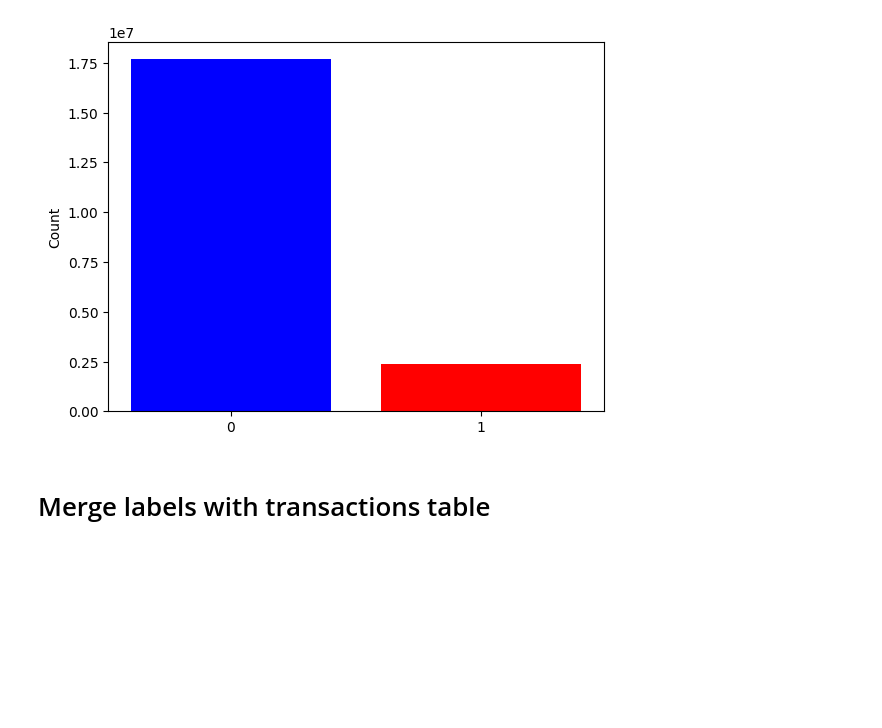
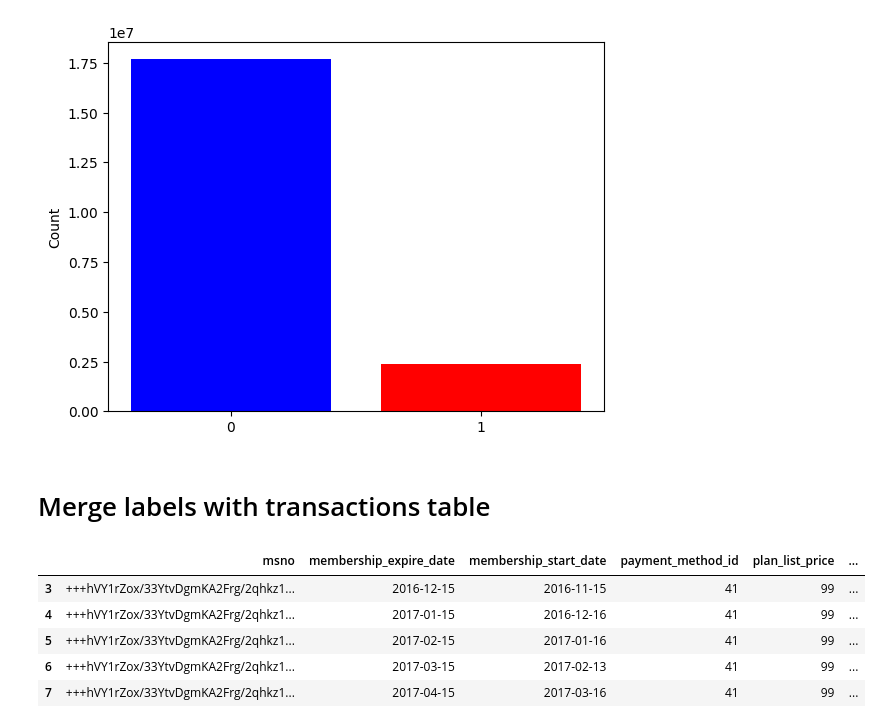
Before and after one commit to ivanckng/CS611_MLE_Group_Project, a Jupyter notebook: label_engineering_kevin.ipynb, the cells around one changed output. Saved outputs shown, nothing was run; the diff lists cells and outputs as text; code cells hidden in the pictures; blank space fills up the shorter version.

Commit message:
added final_df.head

```diff
--- a/label_engineering_kevin.ipynb
+++ b/label_engineering_kevin.ipynb
@@ -155,12 +155,12 @@ plt.show()
 # %% [output]
 [figure]
 # %%
-with open("/content/drive/MyDrive/labels.pkl", "wb") as f:
+with open("/content/drive/MyDrive/kkbox-churn/labels.pkl", "wb") as f:
     pickle.dump(labels, f)
 # %% [markdown]
 # Merge labels with transactions table
 # %%
-with open("/content/drive/MyDrive/labels.pkl", "rb") as f:
+with open("/content/drive/MyDrive/kkbox-churn/labels.pkl", "rb") as f:
     labels = pickle.load(f)
 # %%
 df_labeled = df_trans[(df_trans["payment_plan_days"].between(30, 31)) & (df_trans["is_cancel"] == 0)].copy()
@@ -181,5 +181,14 @@ final_df = df_labeled[[
     "transaction_date",
     "churn"
 ]]
+# %%
+final_df.head()
+# %% [output]
+|  | msno | membership_expire_date | membership_start_date | payment_method_id | plan_list_price | ... |
+| 3 | +++hVY1rZox/33YtvDgmKA2Frg/2qhkz1... | 2016-12-15 | 2016-11-15 | 41 | 99 | ... |
+| 4 | +++hVY1rZox/33YtvDgmKA2Frg/2qhkz1... | 2017-01-15 | 2016-12-16 | 41 | 99 | ... |
+| 5 | +++hVY1rZox/33YtvDgmKA2Frg/2qhkz1... | 2017-02-15 | 2017-01-16 | 41 | 99 | ... |
+| 6 | +++hVY1rZox/33YtvDgmKA2Frg/2qhkz1... | 2017-03-15 | 2017-02-13 | 41 | 99 | ... |
+| 7 | +++hVY1rZox/33YtvDgmKA2Frg/2qhkz1... | 2017-04-15 | 2017-03-16 | 41 | 99 | ... |
 # %%
 final_df.to_csv("/content/drive/MyDrive/kkbox-churn/labeled_transactions.csv", index=False)
```
Also changed, not shown: parts of 1 cell of this notebook.
